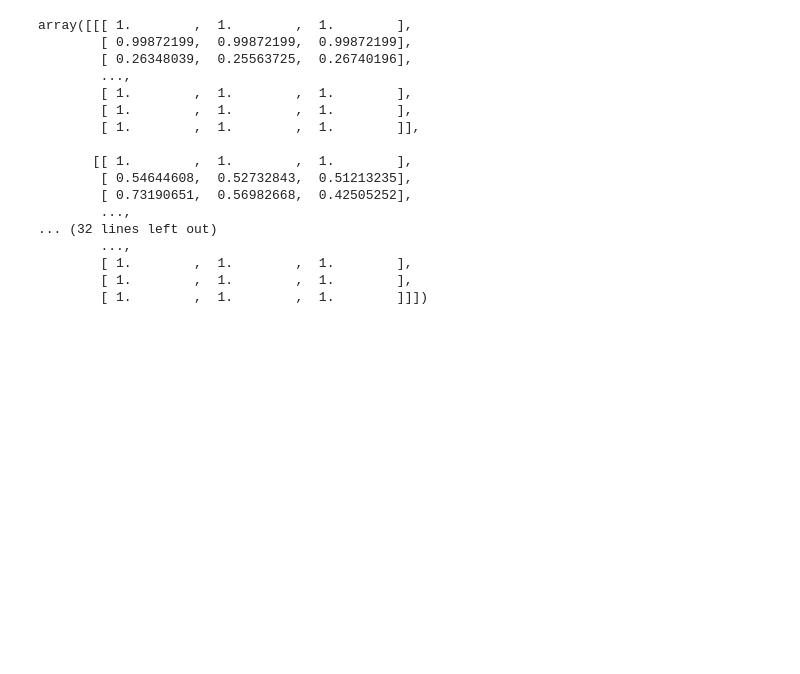
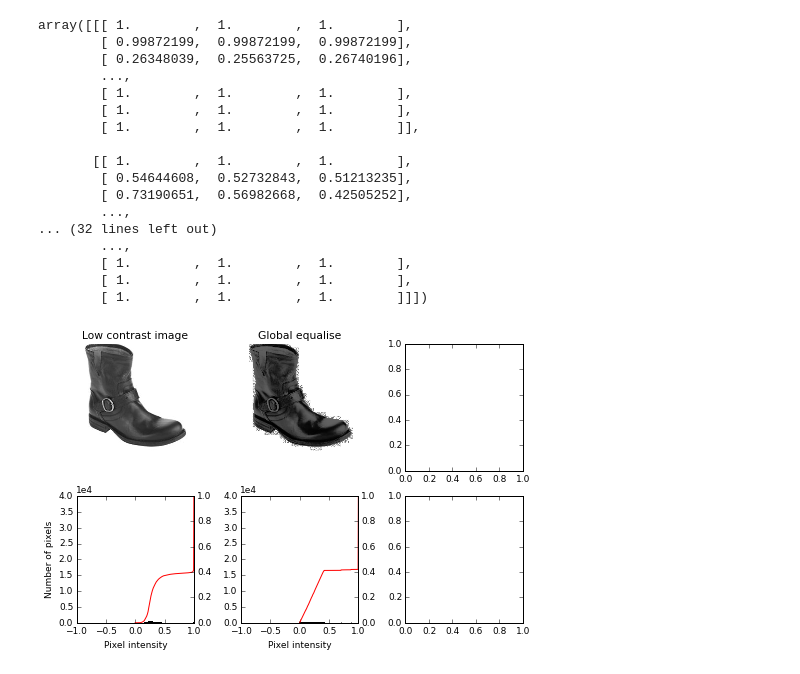
Before and after one commit to adolfoeliazat/Tinderella, a Jupyter notebook: filter_transformation.ipynb, the cells around one changed output. Saved outputs shown, nothing was run; the diff lists cells and outputs as text; code cells hidden in the pictures; blank space fills up the shorter version.

```diff
--- a/filter_transformation.ipynb
+++ b/filter_transformation.ipynb
@@ -330,3 +330,74 @@ array([[[ 1.        ,  1.        ,  1.        ],
         [ 1.        ,  1.        ,  1.        ],
         [ 1.        ,  1.        ,  1.        ],
         [ 1.        ,  1.        ,  1.        ]]])
+# %%
+import numpy as np
+import matplotlib
+import matplotlib.pyplot as plt
+
+from skimage import data
+from skimage.util.dtype import dtype_range
+from skimage.util import img_as_ubyte
+from skimage import exposure
+from skimage.morphology import disk
+from skimage.filter import rank
+
+
+def plot_img_and_hist(img, axes, bins=256):
+    """Plot an image along with its histogram and cumulative histogram.
+
+    """
+    ax_img, ax_hist = axes
+    ax_cdf = ax_hist.twinx()
+
+    # Display image
+    ax_img.imshow(img, cmap=plt.cm.gray)
+    ax_img.set_axis_off()
+
+    # Display histogram
+    ax_hist.hist(img.ravel(), bins=bins)
+    ax_hist.ticklabel_format(axis='y', style='scientific', scilimits=(0, 0))
+    ax_hist.set_xlabel('Pixel intensity')
+
+    xmin, xmax = dtype_range[img.dtype.type]
+    ax_hist.set_xlim(xmin, xmax)
+
+    # Display cumulative distribution
+    img_cdf, bins = exposure.cumulative_distribution(img, bins)
+    ax_cdf.plot(bins, img_cdf, 'r')
+
+    return ax_img, ax_hist, ax_cdf
+
+
+# Load an example image
+# img = img_as_ubyte(data.moon())
+img = image_grey
+
+# Global equalize
+img_rescale = exposure.equalize_hist(img)
+
+# # Equalization
+# selem = disk(30)
+# img_eq = rank.equalize(img, selem=selem)
+
+
+# Display results
+fig, axes = plt.subplots(2, 3, figsize=(8, 5))
+
+ax_img, ax_hist, ax_cdf = plot_img_and_hist(img, axes[:, 0])
+ax_img.set_title('Low contrast image')
+ax_hist.set_ylabel('Number of pixels')
+
+ax_img, ax_hist, ax_cdf = plot_img_and_hist(img_rescale, axes[:, 1])
+ax_img.set_title('Global equalise')
+
+# ax_img, ax_hist, ax_cdf = plot_img_and_hist(img_eq, axes[:, 2])
+# ax_img.set_title('Local equalize')
+# ax_cdf.set_ylabel('Fraction of total intensity')
+
+
+# prevent overlap of y-axis labels
+fig.subplots_adjust(wspace=0.4)
+plt.show()
+# %% [output]
+[figure, added]
```
Also changed, not shown: parts of 5 cells of this notebook, 1 other file.
